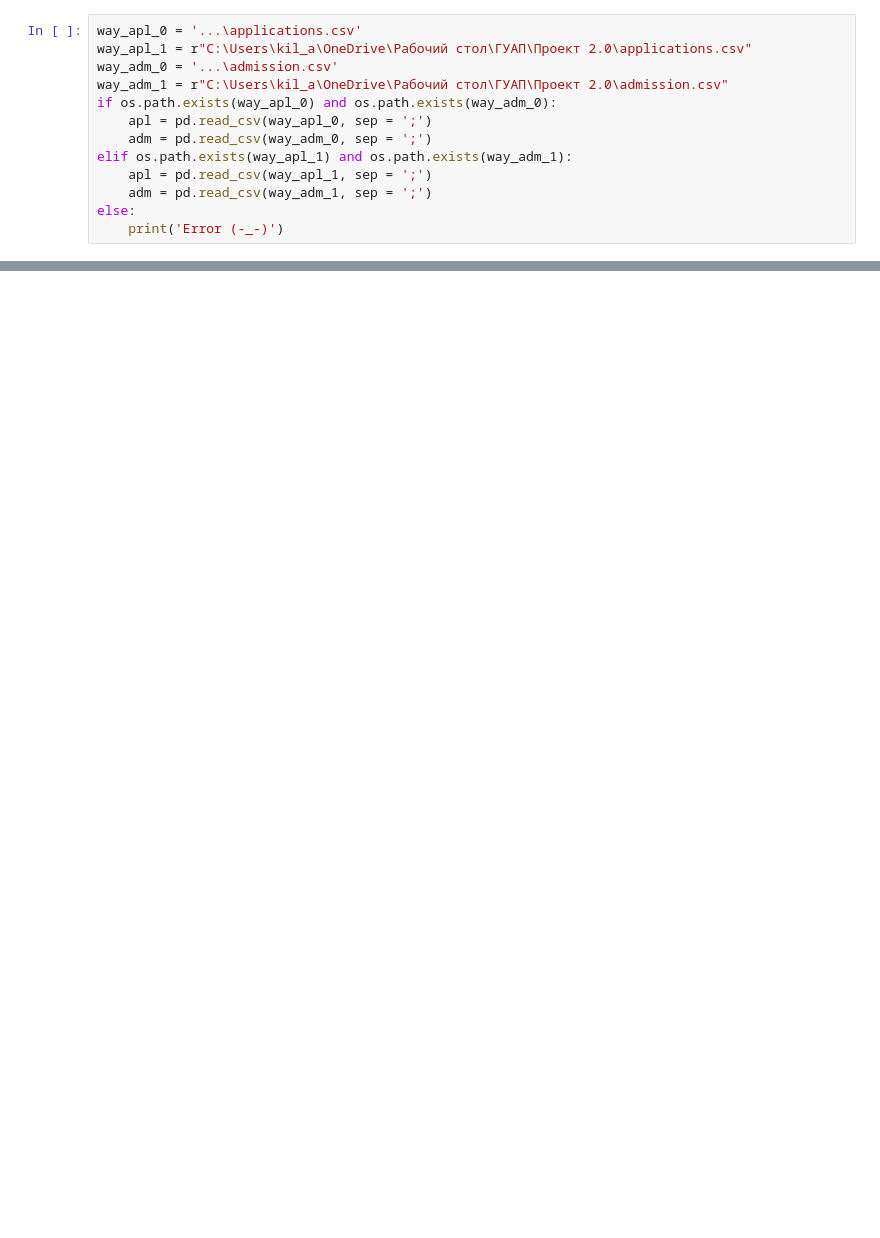
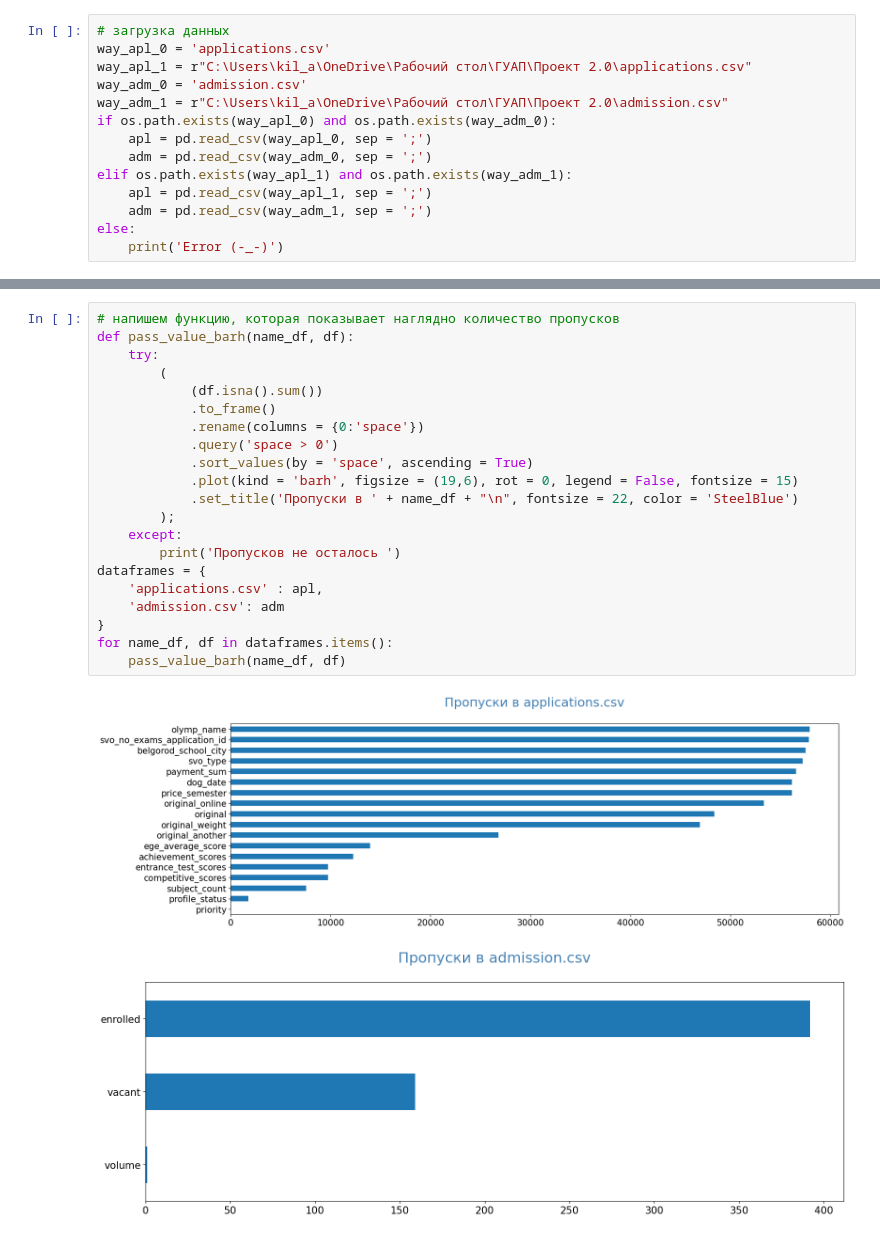
Before and after one commit to KilArtur/budget_places_forecast, a Jupyter notebook: Untitled10.ipynb, the cells around one changed output, grey strips where cells are left out. Drawn from its saved outputs; the diff is of its cells as text; blank space fills up the shorter version.

Commit message:
Предобработка данных, создание DataFrame

```diff
--- a/Untitled10.ipynb
+++ b/Untitled10.ipynb
@@ -4,7 +9,8 @@ import pandas as pd
 # %%
-way_apl_0 = '...\applications.csv'
+# загрузка данных
+way_apl_0 = 'applications.csv'
 way_apl_1 = r"C:\Users\kil_a\OneDrive\Рабочий стол\ГУАП\Проект 2.0\applications.csv"
-way_adm_0 = '...\admission.csv'
+way_adm_0 = 'admission.csv'
 way_adm_1 = r"C:\Users\kil_a\OneDrive\Рабочий стол\ГУАП\Проект 2.0\admission.csv"
 if os.path.exists(way_apl_0) and os.path.exists(way_adm_0):
     apl = pd.read_csv(way_apl_0, sep = ';')
@@ -58,0 +74,24 @@ memory usage: 43.2+ KB
+# %%
+# напишем функцию, которая показывает наглядно количество пропусков
+def pass_value_barh(name_df, df):
+    try:
+        (
+            (df.isna().sum())
+            .to_frame()
+            .rename(columns = {0:'space'})
+            .query('space > 0')
+            .sort_values(by = 'space', ascending = True)
+            .plot(kind = 'barh', figsize = (19,6), rot = 0, legend = False, fontsize = 15)
+            .set_title('Пропуски в ' + name_df + "\n", fontsize = 22, color = 'SteelBlue')
+        );
+    except:
+        print('Пропусков не осталось ')
+dataframes = {
+    'applications.csv' : apl,
+    'admission.csv': adm
+}
+for name_df, df in dataframes.items():
+    pass_value_barh(name_df, df)
+# %% [output]
+[figure, added]
+[figure, added]
```
Also changed, not shown: parts of 37 cells of this notebook.
